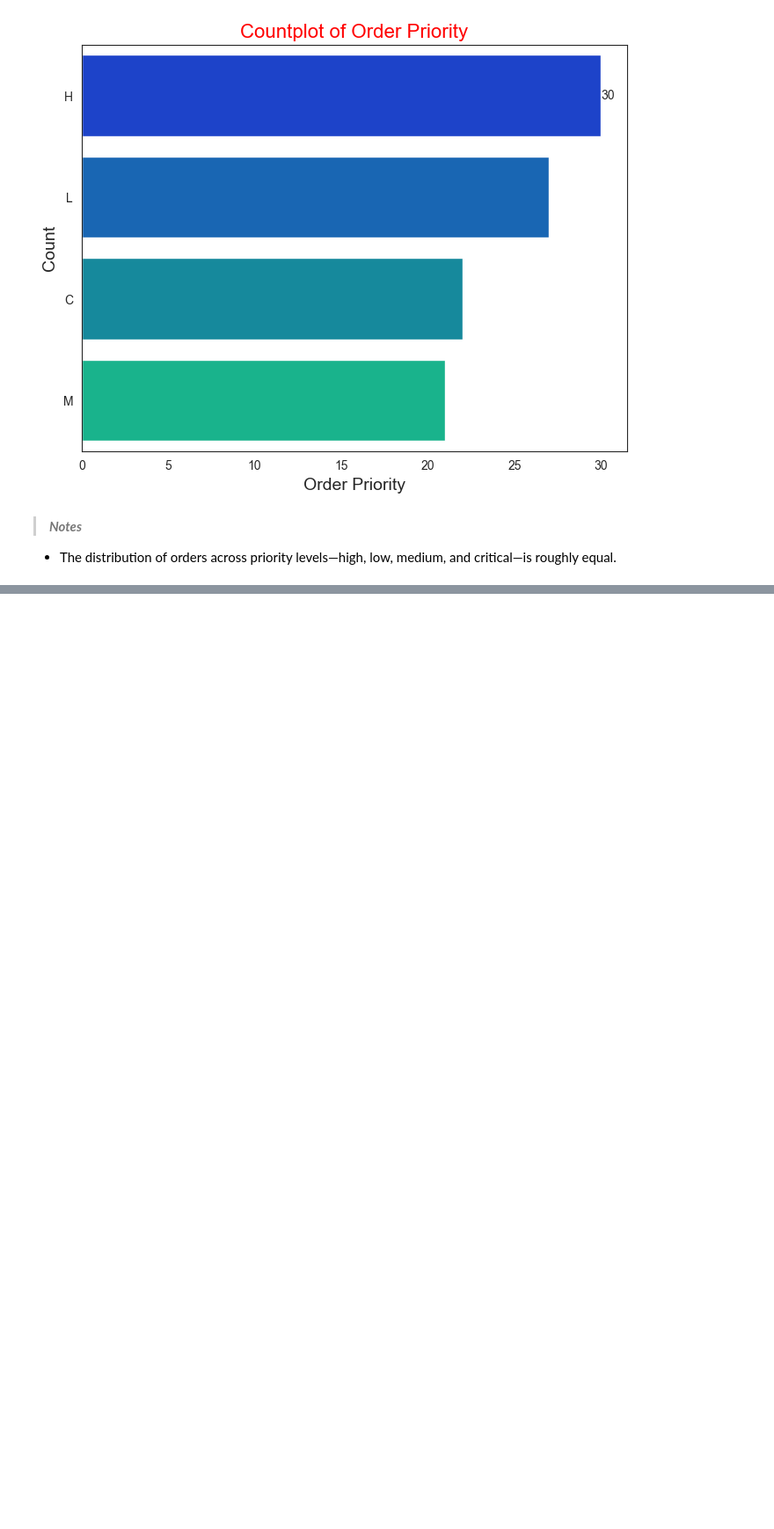
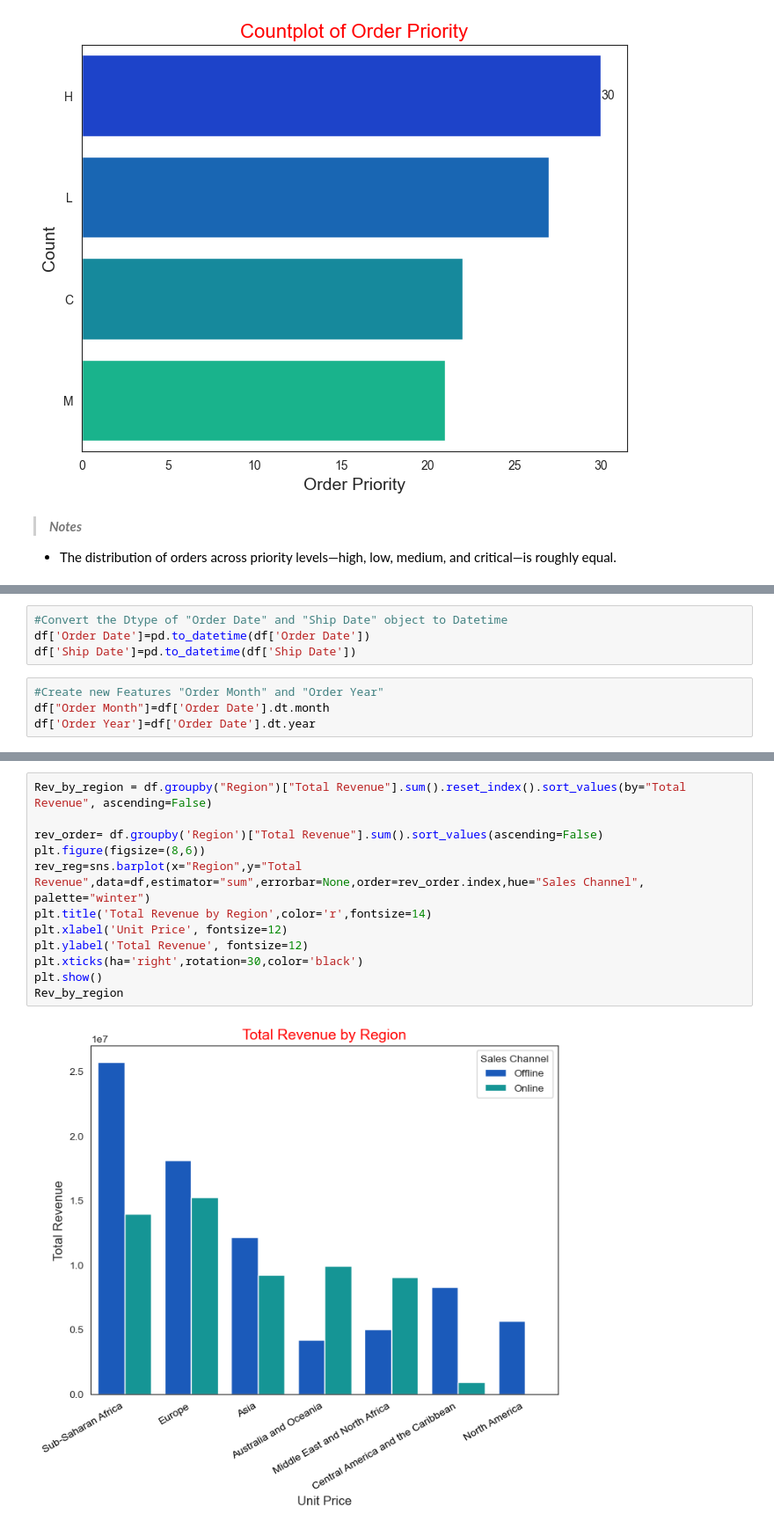
Before and after one commit to Fransis-DS24/Amazon-Sales-Analysis, a Jupyter notebook: Project_Amazon_Sales_up.ipynb, the cells around one changed output, grey strips where cells are left out. Shown at 88% size. Saved outputs shown, nothing was run; the diff lists cells and outputs as text; blank space fills up the shorter version.

```diff
--- a/Project_Amazon_Sales_up.ipynb
+++ b/Project_Amazon_Sales_up.ipynb
@@ -239,0 +242,8 @@ Countplot('Order Priority',df,8,6)
+# %%
+#Convert the Dtype of "Order Date" and "Ship Date" object to Datetime
+df['Order Date']=pd.to_datetime(df['Order Date'])
+df['Ship Date']=pd.to_datetime(df['Ship Date'])
+# %%
+#Create new Features "Order Month" and "Order Year"
+df["Order Month"]=df['Order Date'].dt.month
+df['Order Year']=df['Order Date'].dt.year
@@ -239,0 +261,14 @@ Countplot('Order Priority',df,8,6)
+# %%
+Rev_by_region = df.groupby("Region")["Total Revenue"].sum().reset_index().sort_values(by="Total Revenue", ascending=False)
+
+rev_order= df.groupby('Region')["Total Revenue"].sum().sort_values(ascending=False)
+plt.figure(figsize=(8,6))
+rev_reg=sns.barplot(x="Region",y="Total Revenue",data=df,estimator="sum",errorbar=None,order=rev_order.index,hue="Sales Channel", palette="winter")
+plt.title('Total Revenue by Region',color='r',fontsize=14)
+plt.xlabel('Unit Price', fontsize=12)
+plt.ylabel('Total Revenue', fontsize=12)
+plt.xticks(ha='right',rotation=30,color='black')
+plt.show()
+Rev_by_region
+# %% [output]
+[figure, added]
```
Also changed, not shown: parts of 24 cells of this notebook.
